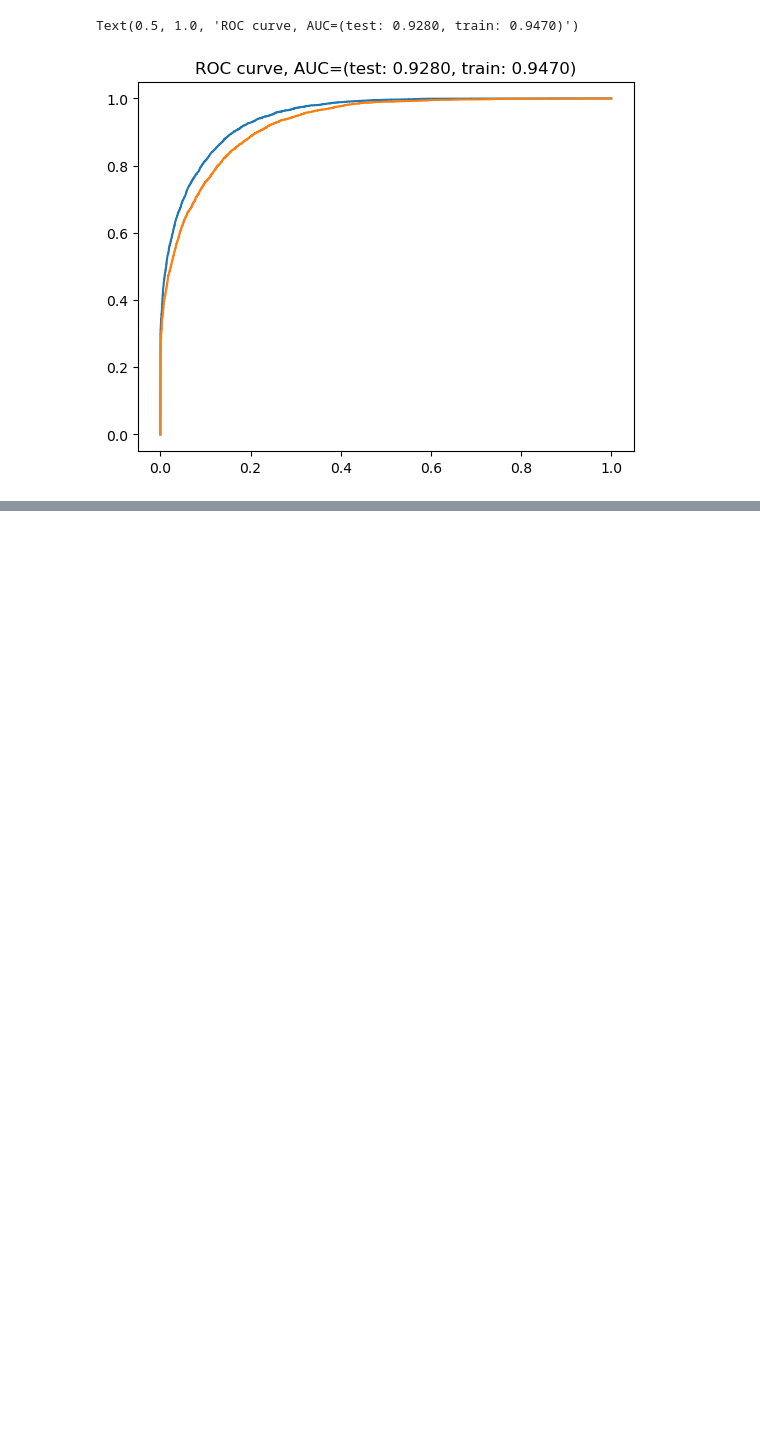
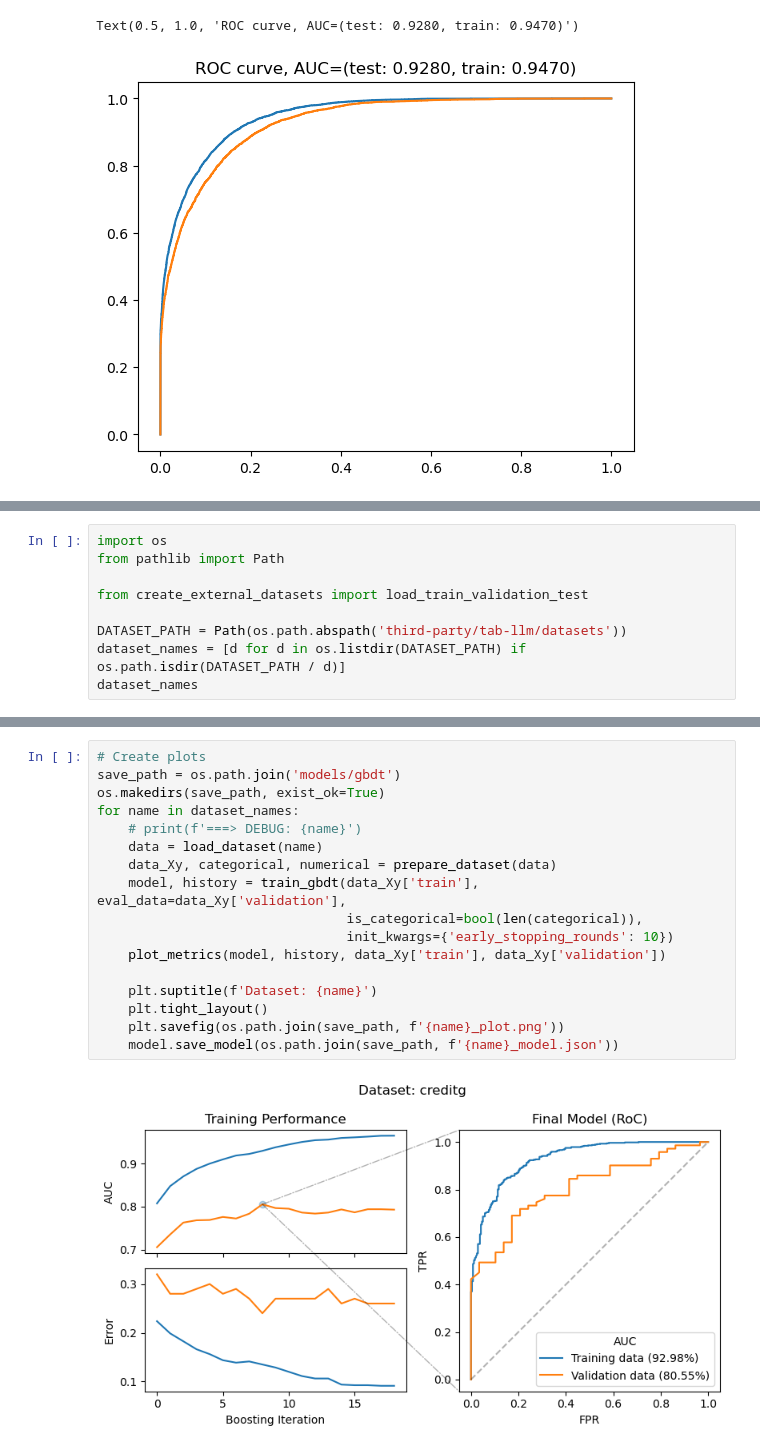
Before and after one commit to z-a-f/tabformer, a Jupyter notebook: GBDT_Adult_Demo.ipynb, the cells around one changed output, grey strips where cells are left out. Cells and saved outputs as stored; diff of their text form; blank space fills up the shorter version.

Commit message:
Added datasets from tab-llm

```diff
--- a/GBDT_Adult_Demo.ipynb
+++ b/GBDT_Adult_Demo.ipynb
@@ -230,0 +231,9 @@ Text(0.5, 1.0, 'ROC curve, AUC=(test: 0.9280, train: 0.9470)')
+# %%
+import os
+from pathlib import Path
+
+from create_external_datasets import load_train_validation_test
+
+DATASET_PATH = Path(os.path.abspath('third-party/tab-llm/datasets'))
+dataset_names = [d for d in os.listdir(DATASET_PATH) if os.path.isdir(DATASET_PATH / d)]
+dataset_names
@@ -230,0 +407,19 @@ Text(0.5, 1.0, 'ROC curve, AUC=(test: 0.9280, train: 0.9470)')
+# %%
+# Create plots
+save_path = os.path.join('models/gbdt')
+os.makedirs(save_path, exist_ok=True)
+for name in dataset_names:
+    # print(f'===> DEBUG: {name}')
+    data = load_dataset(name)
+    data_Xy, categorical, numerical = prepare_dataset(data)
+    model, history = train_gbdt(data_Xy['train'], eval_data=data_Xy['validation'],
+                                is_categorical=bool(len(categorical)),
+                                init_kwargs={'early_stopping_rounds': 10})
+    plot_metrics(model, history, data_Xy['train'], data_Xy['validation'])
+
+    plt.suptitle(f'Dataset: {name}')
+    plt.tight_layout()
+    plt.savefig(os.path.join(save_path, f'{name}_plot.png'))
+    model.save_model(os.path.join(save_path, f'{name}_model.json'))
+# %% [output]
+[figure, added]
```
Also changed, not shown: parts of 7 cells of this notebook, 23 other files.
